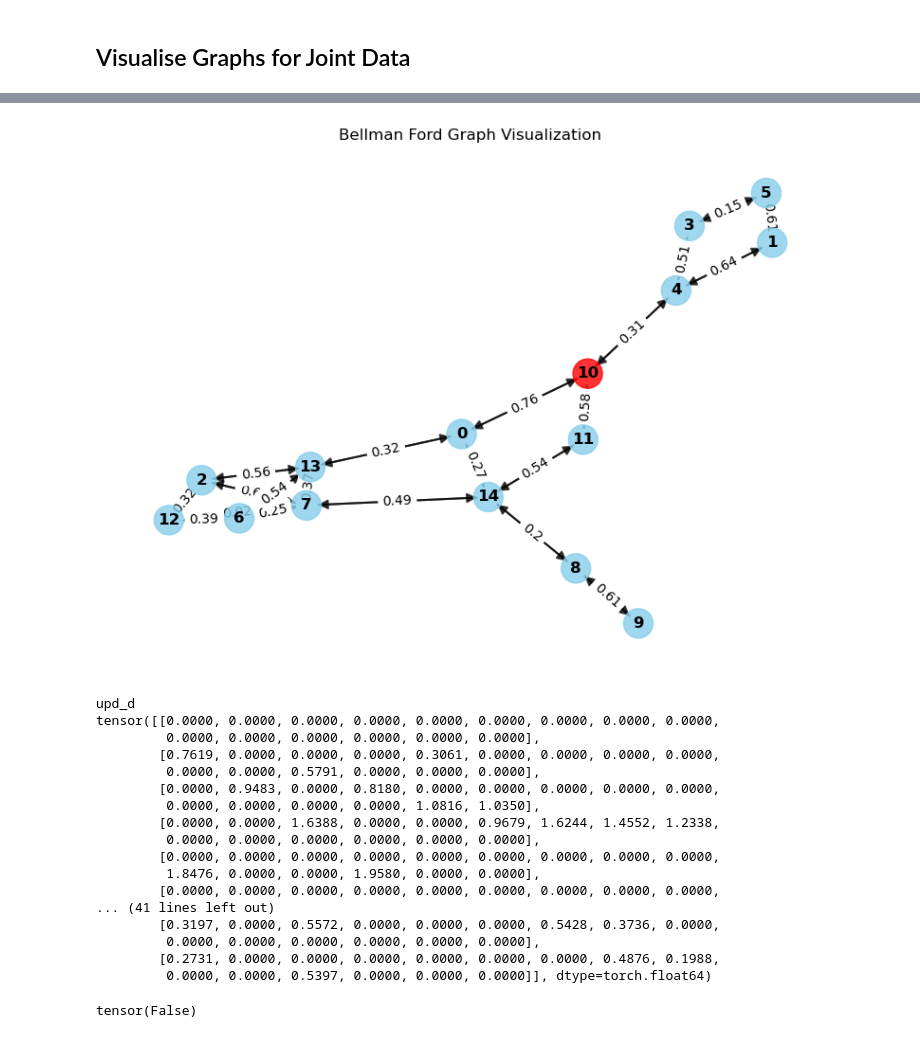
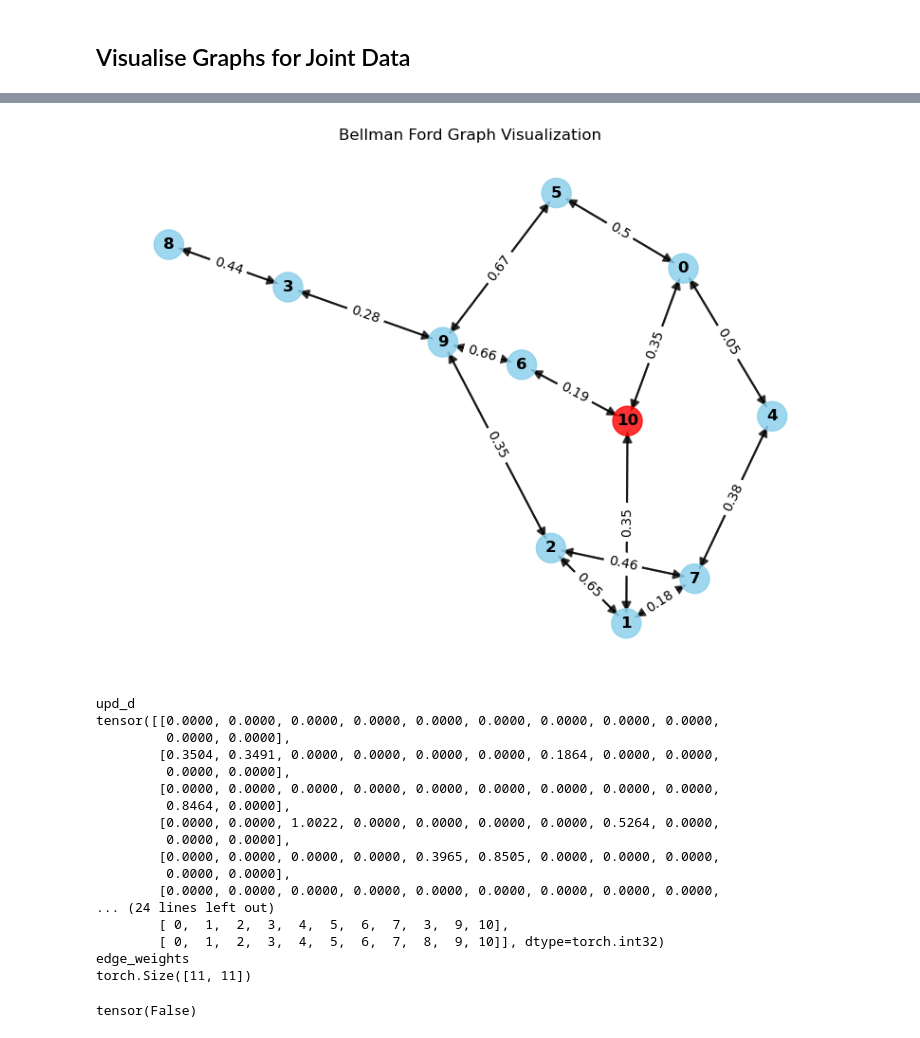
Before and after one commit to douavocado/L65_NAR, a Jupyter notebook: CreateDataset.ipynb, the cells around one changed output, grey strips where cells are left out. Drawn from its saved outputs; the diff is of its cells as text; code cells hidden in the pictures.

Commit message:
fixed bug in joint data creation for dijkstra, updated README

```diff
--- a/CreateDataset.ipynb
+++ b/CreateDataset.ipynb
@@ -8,7 +8,7 @@ import os
 
 USE_SYNC = True
 
-algorithms = ["bellman_ford", "bfs"]
+algorithms = ["dijkstra", "bfs"]
 if USE_SYNC:
     save_root = os.path.join("data", "_".join(algorithms) + "_sync")
 else:
@@ -103,31 +103,31 @@ tensor([[ 0.,  1.,  2.,  3.,  4.,  5.,  6.,  7.,  8.,  9., 10., 11., 12., 13.,
 # %%
-fig, ax = visualize_graph(datapoint['bellman_ford'], title="Bellman Ford Graph Visualization")
+fig, ax = visualize_graph(datapoint['dijkstra'], title="Bellman Ford Graph Visualization")
 plt.show()
 print("upd_d")
-print(datapoint['bellman_ford']['upd_d'])
+print(datapoint['dijkstra']['upd_d'])
 print("upd_pi")
-print(datapoint['bellman_ford']['upd_pi'])
+print(datapoint['dijkstra']['upd_pi'])
 print("edge_weights")
-print(datapoint['bellman_ford']['edge_weights'])
+print(datapoint['dijkstra']['edge_weights'].shape)
 # %% [output]
-[figure, old version]
+[figure, new version]
 upd_d
 tensor([[0.0000, 0.0000, 0.0000, 0.0000, 0.0000, 0.0000, 0.0000, 0.0000, 0.0000,
-         0.0000, 0.0000, 0.0000, 0.0000, 0.0000, 0.0000],
-        [0.7619, 0.0000, 0.0000, 0.0000, 0.3061, 0.0000, 0.0000, 0.0000, 0.0000,
-         0.0000, 0.0000, 0.5791, 0.0000, 0.0000, 0.0000],
-        [0.0000, 0.9483, 0.0000, 0.8180, 0.0000, 0.0000, 0.0000, 0.0000, 0.0000,
-         0.0000, 0.0000, 0.0000, 0.0000, 1.0816, 1.0350],
-        [0.0000, 0.0000, 1.6388, 0.0000, 0.0000, 0.9679, 1.6244, 1.4552, 1.2338,
-         0.0000, 0.0000, 0.0000, 0.0000, 0.0000, 0.0000],
+         0.0000, 0.0000],
+        [0.3504, 0.3491, 0.0000, 0.0000, 0.0000, 0.0000, 0.1864, 0.0000, 0.0000,
+         0.0000, 0.0000],
         [0.0000, 0.0000, 0.0000, 0.0000, 0.0000, 0.0000, 0.0000, 0.0000, 0.0000,
-         1.8476, 0.0000, 0.0000, 1.9580, 0.0000, 0.0000],
+         0.8464, 0.0000],
+        [0.0000, 0.0000, 1.0022, 0.0000, 0.0000, 0.0000, 0.0000, 0.5264, 0.0000,
+         0.0000, 0.0000],
+        [0.0000, 0.0000, 0.0000, 0.0000, 0.3965, 0.8505, 0.0000, 0.0000, 0.0000,
+         0.0000, 0.0000],
         [0.0000, 0.0000, 0.0000, 0.0000, 0.0000, 0.0000, 0.0000, 0.0000, 0.0000,
-... (41 lines left out)
-        [0.3197, 0.0000, 0.5572, 0.0000, 0.0000, 0.0000, 0.5428, 0.3736, 0.0000,
-         0.0000, 0.0000, 0.0000, 0.0000, 0.0000, 0.0000],
-        [0.2731, 0.0000, 0.0000, 0.0000, 0.0000, 0.0000, 0.0000, 0.4876, 0.1988,
-         0.0000, 0.0000, 0.5397, 0.0000, 0.0000, 0.0000]], dtype=torch.float64)
+... (24 lines left out)
+        [ 0,  1,  2,  3,  4,  5,  6,  7,  3,  9, 10],
+        [ 0,  1,  2,  3,  4,  5,  6,  7,  8,  9, 10]], dtype=torch.int32)
+edge_weights
+torch.Size([11, 11])
 # %%
 # Testing if samples are synchronous
 # i.e. same graph structure per instance
```
Also changed, not shown: parts of 4 cells of this notebook, 4 other files.
